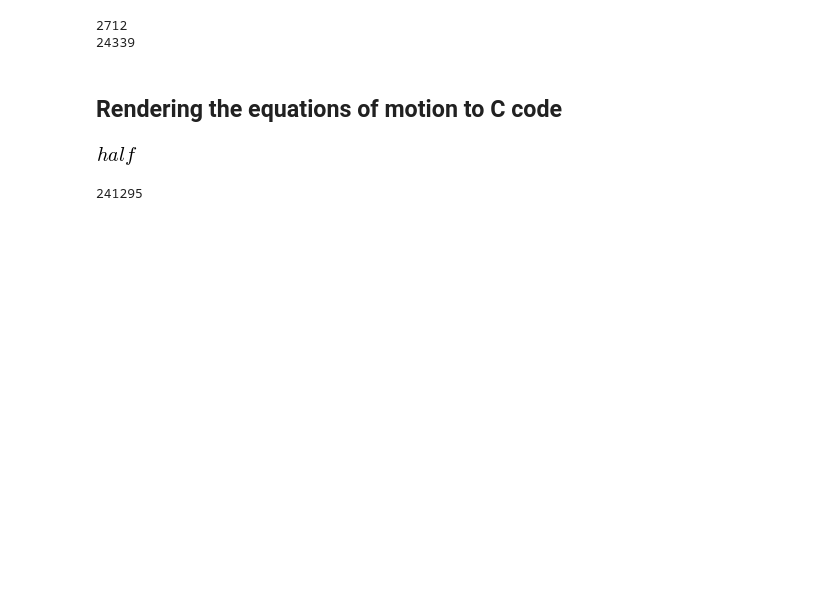
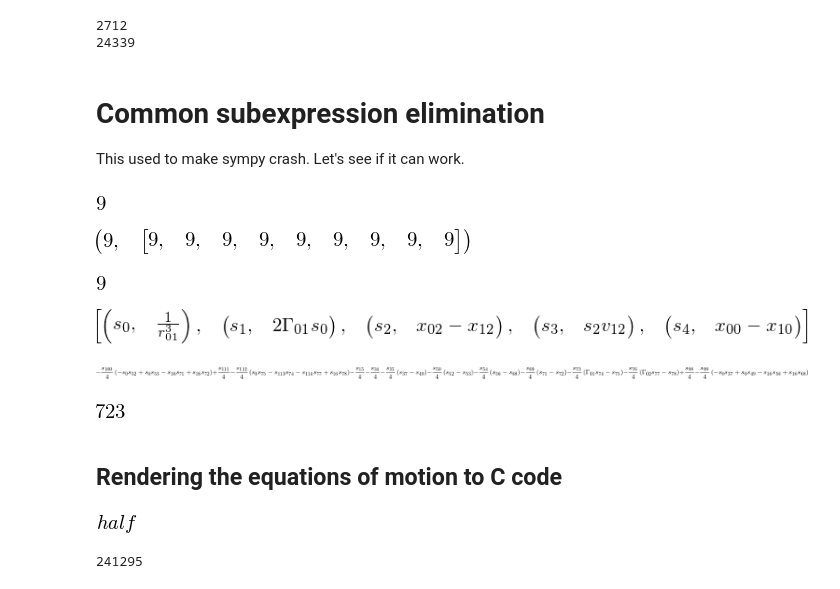
Before and after one commit to aarchiba/triplesystem, a Jupyter notebook: n-ppn.ipynb, the cells around one changed output. Drawn from its saved outputs; the diff is of its cells as text; code cells hidden in the pictures; blank space fills up the shorter version.

```diff
--- a/n-ppn.ipynb
+++ b/n-ppn.ipynb
@@ -507,3 +508,19 @@ print sum(count_ops((dx_subs(rhs[i]))) for i in range(9))
 24339
 # %%
 rhs = [dx_subs(r) for r in rhs]
+# %% [markdown]
+# Common subexpression elimination
+
+This used to make sympy crash. Let's see if it can work.
+# %%
+len(b)
+# %% [output]
+[figure, added]
+# %%
+len(M), [len(m) for m in M]
+# %% [output]
+[figure, added]
+# %%
+len(rhs)
+# %% [output]
+[figure, added]
@@ -509,0 +532,12 @@ rhs = [dx_subs(r) for r in rhs]
+# %%
+replacements[:5]
+# %% [output]
+[figure, added]
+# %%
+reduced_exprs[0]
+# %% [output]
+[figure, added]
+# %%
+len(replacements)
+# %% [output]
+[figure, added]
```
Also changed, not shown: parts of 17 cells of this notebook, 14 other files.
